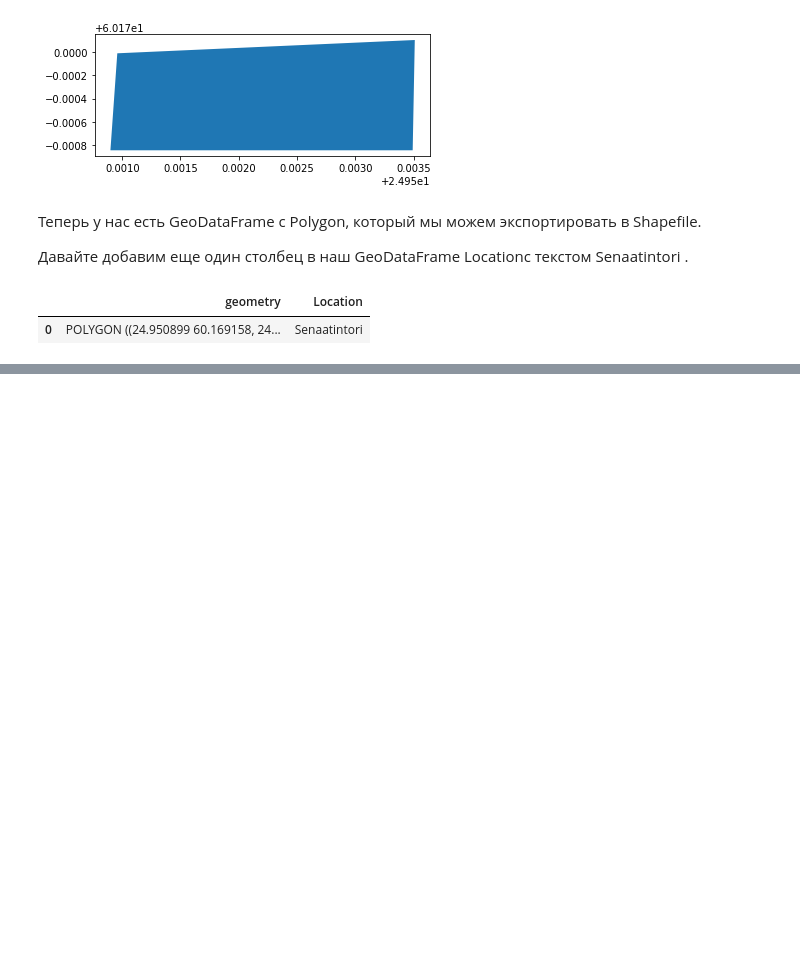
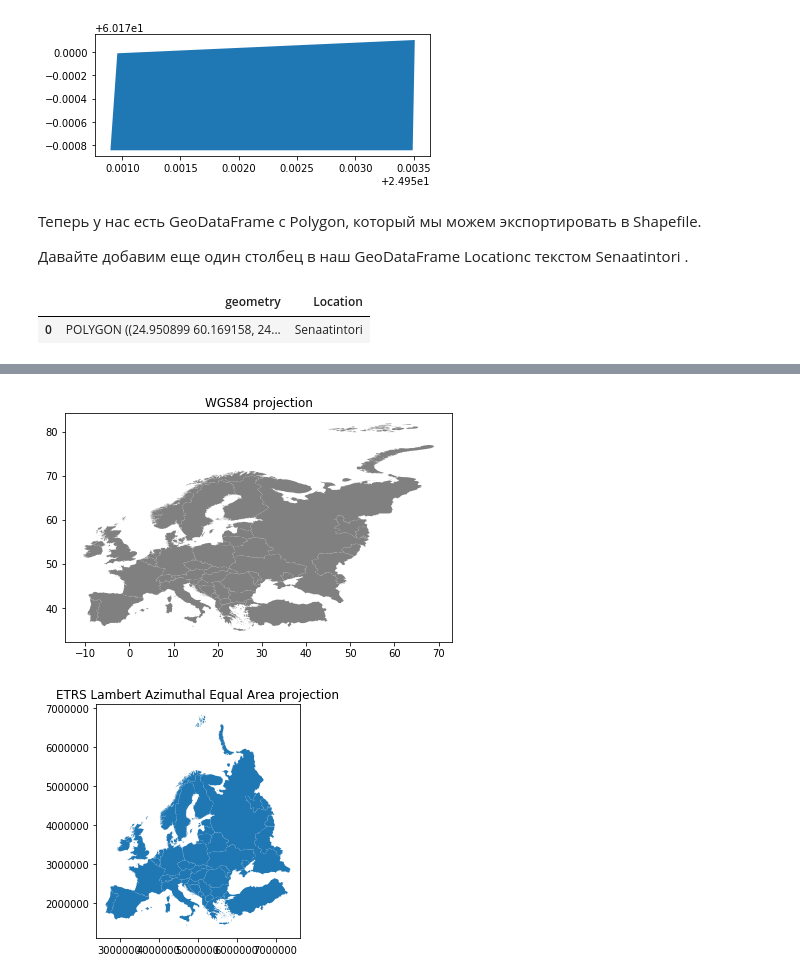
Before and after one commit to SergeyShchus/Automatic_GIS, a Jupyter notebook: Part 3. pandas.ipynb, the cells around one changed output, grey strips where cells are left out. Drawn from its saved outputs; the diff is of its cells as text; code cells hidden in the pictures; blank space fills up the shorter version.

```diff
--- a/Part 3. pandas.ipynb
+++ b/Part 3. pandas.ipynb
@@ -155,0 +324,13 @@ newdata
+# %%
+import matplotlib.pyplot as plt
+
+data.plot(facecolor = 'gray');
+plt.title ("WGS84 projection")
+plt.tight_layout()
+
+data_proj.plot();
+plt.title("ETRS Lambert Azimuthal Equal Area projection");
+plt.tight_layout()
+# %% [output]
+[figure, added]
+[figure, added]
```
Also changed, not shown: parts of 51 cells of this notebook, 29 other files.
